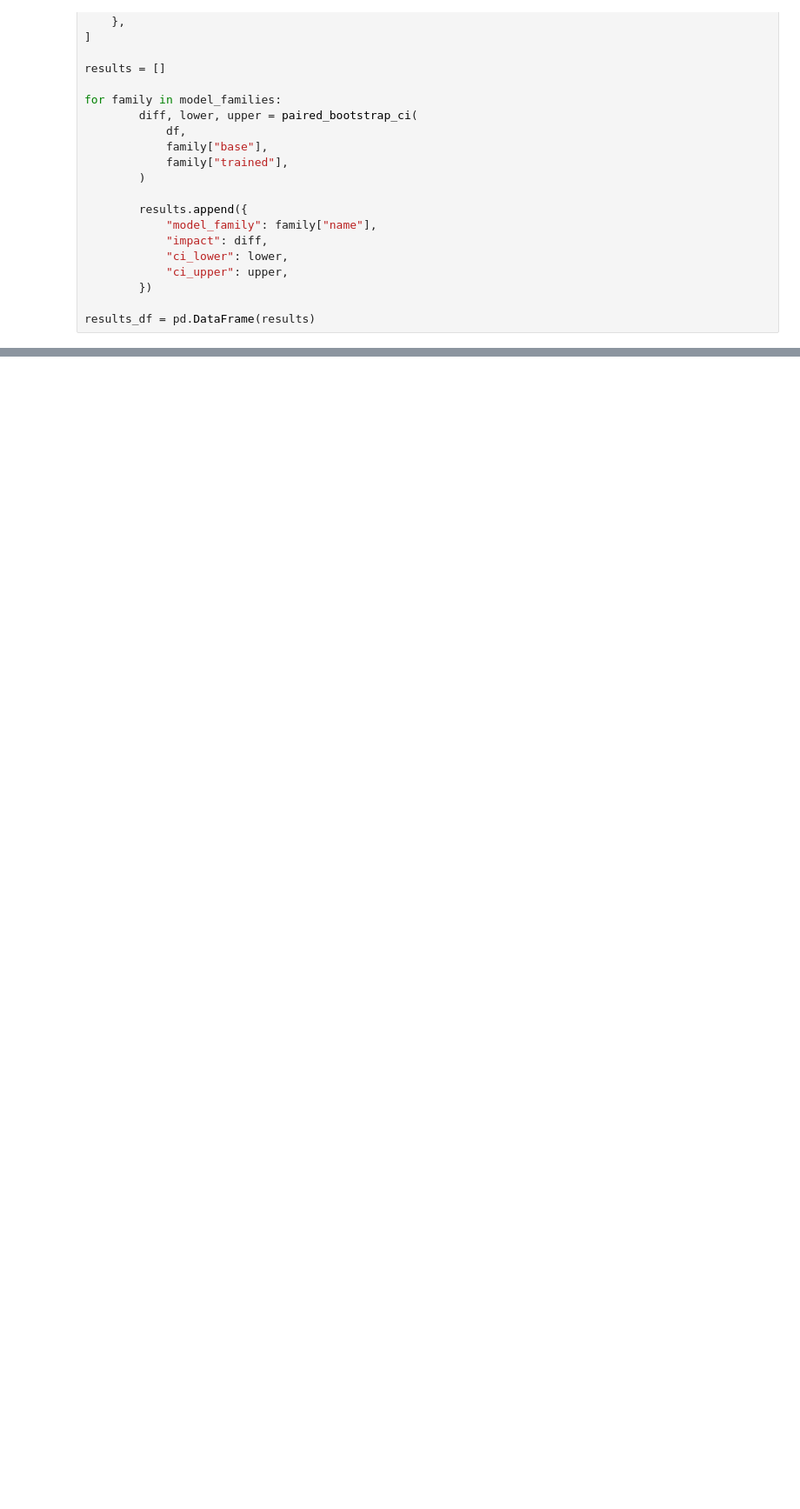
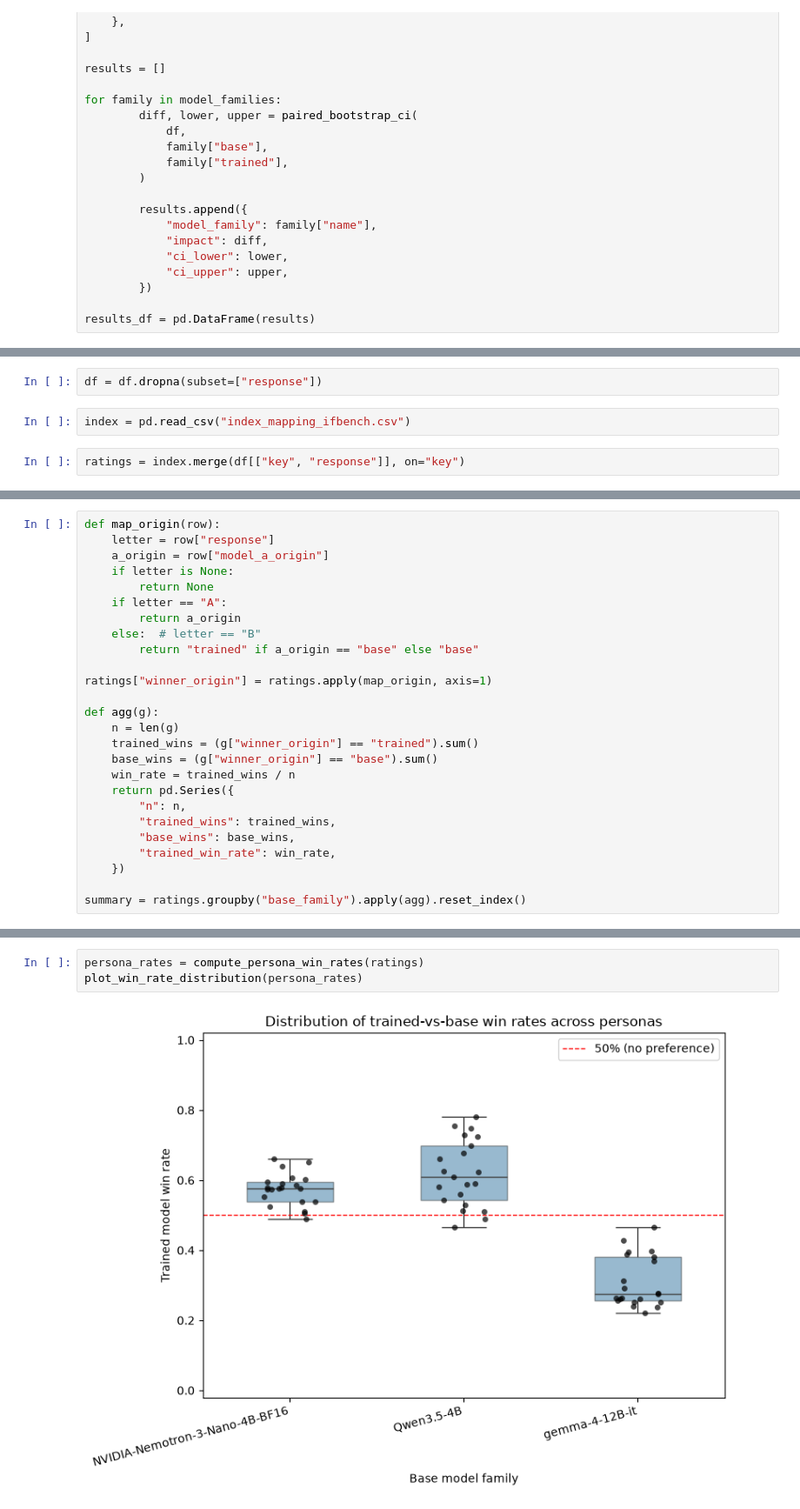
Before and after one commit to mahdieh-sjp/Safe-Actor, a Jupyter notebook: evaluate_ood.ipynb, the cells around one changed output, grey strips where cells are left out. Shown at 87% size. Cells and saved outputs as stored; diff of their text form; blank space fills up the shorter version.

```diff
--- a/evaluate_ood.ipynb
+++ b/evaluate_ood.ipynb
@@ -505,0 +766,6 @@ results_df
+# %%
+df = df.dropna(subset=["response"])
+# %%
+index = pd.read_csv("index_mapping_ifbench.csv")
+# %%
+ratings = index.merge(df[["key", "response"]], on="key")
@@ -505,0 +796,26 @@ results_df
+# %%
+def map_origin(row):
+    letter = row["response"]
+    a_origin = row["model_a_origin"]
+    if letter is None:
+        return None
+    if letter == "A":
+        return a_origin
+    else:  # letter == "B"
+        return "trained" if a_origin == "base" else "base"
+
+ratings["winner_origin"] = ratings.apply(map_origin, axis=1)
+
+def agg(g):
+    n = len(g)
+    trained_wins = (g["winner_origin"] == "trained").sum()
+    base_wins = (g["winner_origin"] == "base").sum()
+    win_rate = trained_wins / n
+    return pd.Series({
+        "n": n,
+        "trained_wins": trained_wins,
+        "base_wins": base_wins,
+        "trained_win_rate": win_rate,
+    })
+
+summary = ratings.groupby("base_family").apply(agg).reset_index()
@@ -505,0 +888,5 @@ results_df
+# %%
+persona_rates = compute_persona_win_rates(ratings)
+plot_win_rate_distribution(persona_rates)
+# %% [output]
+[figure, added]
```
Also changed, not shown: parts of 32 cells of this notebook, 15 other files.
